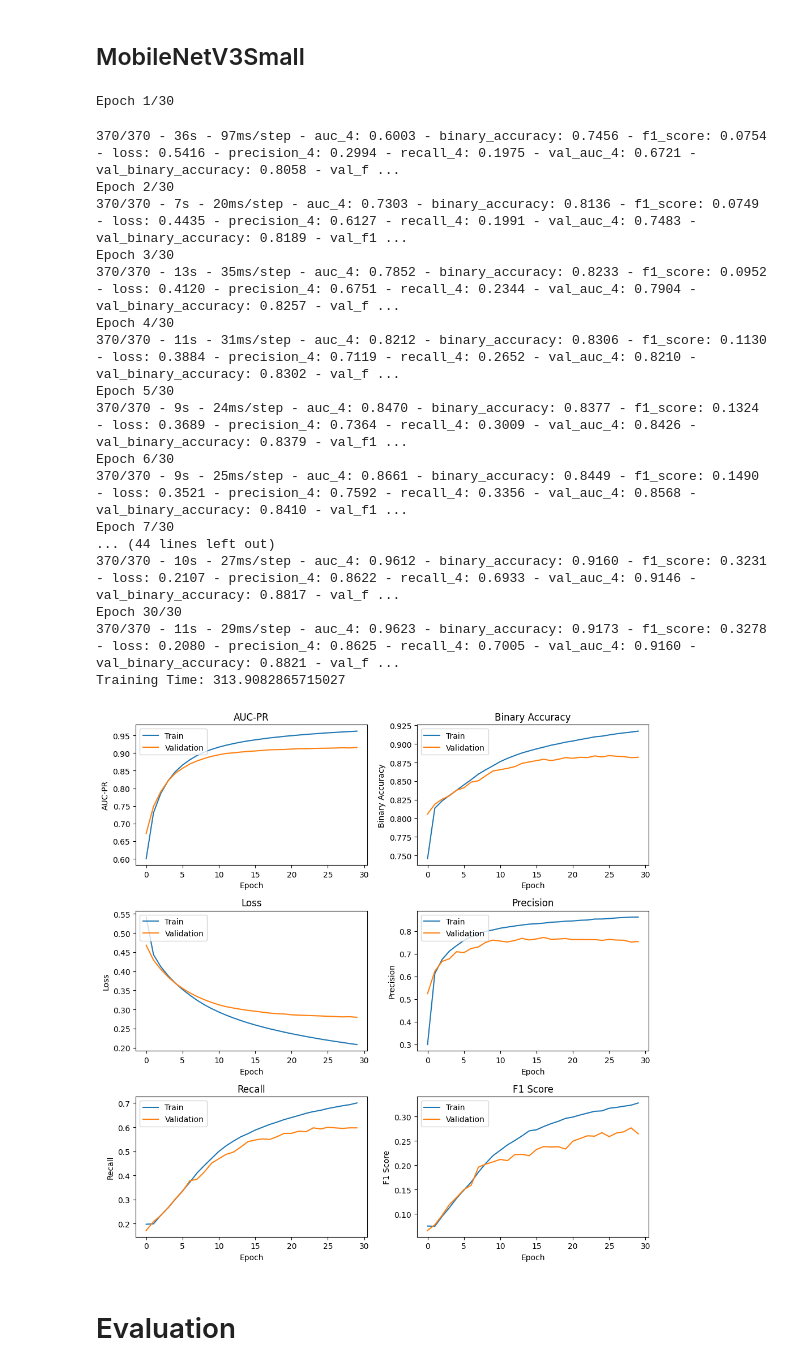
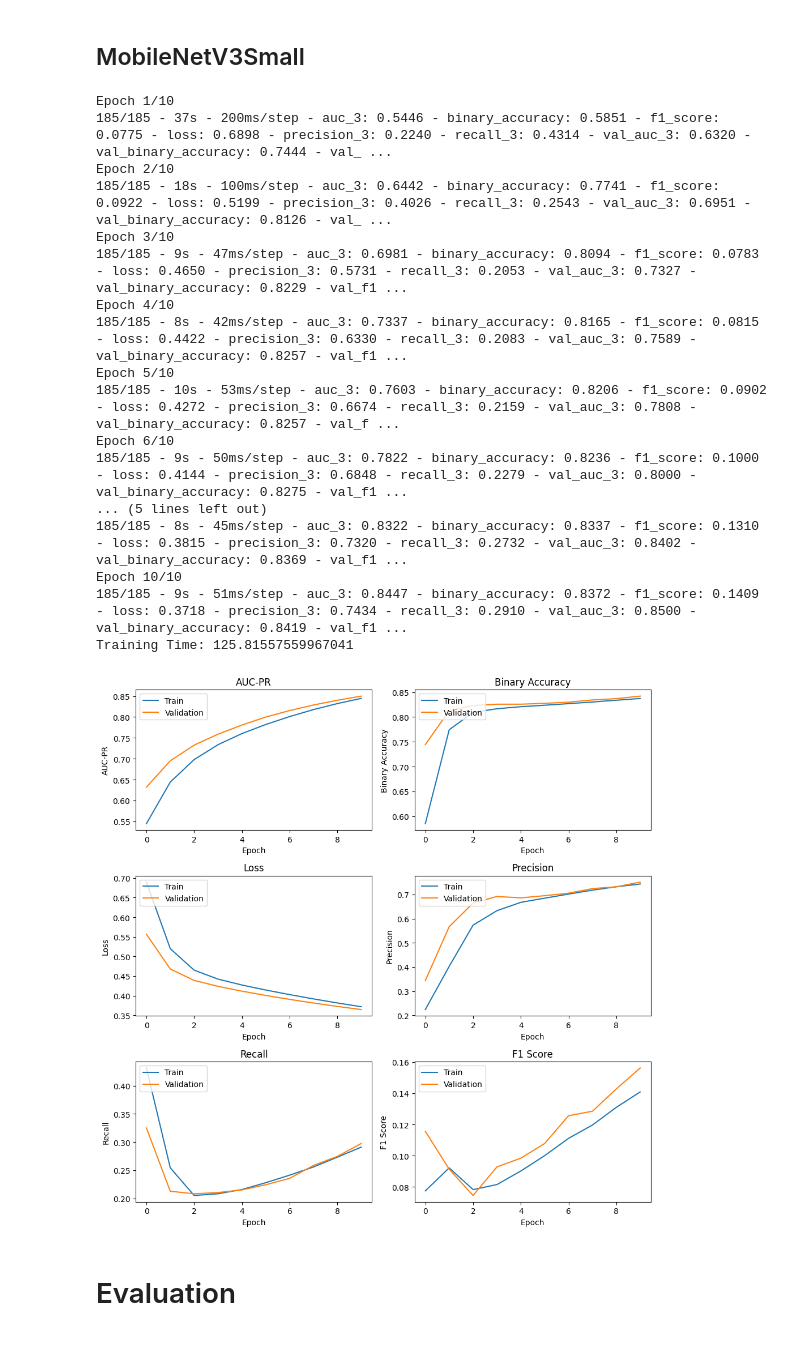
Before and after one commit to Vaneryn/emeowtions-ml, a Jupyter notebook: notebooks/train_mobilenet.ipynb, the cells around one changed output. Cells and saved outputs as stored; diff of their text form; code cells hidden in the pictures.

Commit message:
Train v5_2

```diff
--- a/notebooks/train_mobilenet.ipynb
+++ b/notebooks/train_mobilenet.ipynb
@@ -31,8 +31,8 @@ from tensorflow.keras.preprocessing.image import ImageDataGenerator
 # %% [markdown]
 Hyperparameters
 # %%
-BATCH_SIZE = 16
-EPOCH = 30
+BATCH_SIZE = 32
+EPOCH = 10
 LEARNING_RATE = 0.00001
 # %% [markdown]
 Load dataset files (local)
@@ -208,7 +208,7 @@ mobilenetv3_small.trainable = False
 emeowtions_model = keras.models.Sequential([
     mobilenetv3_small,
     layers.GlobalAveragePooling2D(),
-    layers.Dense(128, activation='relu'),
+    layers.Dense(256, activation='relu'),
     layers.Dense(NUM_CLASSES, activation='sigmoid')
 ])
 
@@ -236,24 +236,23 @@ history = emeowtions_model.fit(
 
 print('Training Time:', sum(time_callback.times))
 # %% [output]
-Epoch 1/30
+Epoch 1/10
+185/185 - 37s - 200ms/step - auc_3: 0.5446 - binary_accuracy: 0.5851 - f1_score: 0.0775 - loss: 0.6898 - precision_3: 0.2240 - recall_3: 0.4314 - val_auc_3: 0.6320 - val_binary_accuracy: 0.7444 - val_ ...
+Epoch 2/10
+185/185 - 18s - 100ms/step - auc_3: 0.6442 - binary_accuracy: 0.7741 - f1_score: 0.0922 - loss: 0.5199 - precision_3: 0.4026 - recall_3: 0.2543 - val_auc_3: 0.6951 - val_binary_accuracy: 0.8126 - val_ ...
+Epoch 3/10
+185/185 - 9s - 47ms/step - auc_3: 0.6981 - binary_accuracy: 0.8094 - f1_score: 0.0783 - loss: 0.4650 - precision_3: 0.5731 - recall_3: 0.2053 - val_auc_3: 0.7327 - val_binary_accuracy: 0.8229 - val_f1 ...
+Epoch 4/10
+185/185 - 8s - 42ms/step - auc_3: 0.7337 - binary_accuracy: 0.8165 - f1_score: 0.0815 - loss: 0.4422 - precision_3: 0.6330 - recall_3: 0.2083 - val_auc_3: 0.7589 - val_binary_accuracy: 0.8257 - val_f1 ...
+Epoch 5/10
+185/185 - 10s - 53ms/step - auc_3: 0.7603 - binary_accuracy: 0.8206 - f1_score: 0.0902 - loss: 0.4272 - precision_3: 0.6674 - recall_3: 0.2159 - val_auc_3: 0.7808 - val_binary_accuracy: 0.8257 - val_f ...
+Epoch 6/10
+185/185 - 9s - 50ms/step - auc_3: 0.7822 - binary_accuracy: 0.8236 - f1_score: 0.1000 - loss: 0.4144 - precision_3: 0.6848 - recall_3: 0.2279 - val_auc_3: 0.8000 - val_binary_accuracy: 0.8275 - val_f1 ...
+... (5 lines left out)
+185/185 - 8s - 45ms/step - auc_3: 0.8322 - binary_accuracy: 0.8337 - f1_score: 0.1310 - loss: 0.3815 - precision_3: 0.7320 - recall_3: 0.2732 - val_auc_3: 0.8402 - val_binary_accuracy: 0.8369 - val_f1 ...
+Epoch 10/10
+185/185 - 9s - 51ms/step - auc_3: 0.8447 - binary_accuracy: 0.8372 - f1_score: 0.1409 - loss: 0.3718 - precision_3: 0.7434 - recall_3: 0.2910 - val_auc_3: 0.8500 - val_binary_accuracy: 0.8419 - val_f1 ...
+Training Time: 125.81557559967041
-370/370 - 36s - 97ms/step - auc_4: 0.6003 - binary_accuracy: 0.7456 - f1_score: 0.0754 - loss: 0.5416 - precision_4: 0.2994 - recall_4: 0.1975 - val_auc_4: 0.6721 - val_binary_accuracy: 0.8058 - val_f ...
-Epoch 2/30
-370/370 - 7s - 20ms/step - auc_4: 0.7303 - binary_accuracy: 0.8136 - f1_score: 0.0749 - loss: 0.4435 - precision_4: 0.6127 - recall_4: 0.1991 - val_auc_4: 0.7483 - val_binary_accuracy: 0.8189 - val_f1 ...
-Epoch 3/30
-370/370 - 13s - 35ms/step - auc_4: 0.7852 - binary_accuracy: 0.8233 - f1_score: 0.0952 - loss: 0.4120 - precision_4: 0.6751 - recall_4: 0.2344 - val_auc_4: 0.7904 - val_binary_accuracy: 0.8257 - val_f ...
-Epoch 4/30
-370/370 - 11s - 31ms/step - auc_4: 0.8212 - binary_accuracy: 0.8306 - f1_score: 0.1130 - loss: 0.3884 - precision_4: 0.7119 - recall_4: 0.2652 - val_auc_4: 0.8210 - val_binary_accuracy: 0.8302 - val_f ...
-Epoch 5/30
-370/370 - 9s - 24ms/step - auc_4: 0.8470 - binary_accuracy: 0.8377 - f1_score: 0.1324 - loss: 0.3689 - precision_4: 0.7364 - recall_4: 0.3009 - val_auc_4: 0.8426 - val_binary_accuracy: 0.8379 - val_f1 ...
-Epoch 6/30
-370/370 - 9s - 25ms/step - auc_4: 0.8661 - binary_accuracy: 0.8449 - f1_score: 0.1490 - loss: 0.3521 - precision_4: 0.7592 - recall_4: 0.3356 - val_auc_4: 0.8568 - val_binary_accuracy: 0.8410 - val_f1 ...
-Epoch 7/30
-... (44 lines left out)
-370/370 - 10s - 27ms/step - auc_4: 0.9612 - binary_accuracy: 0.9160 - f1_score: 0.3231 - loss: 0.2107 - precision_4: 0.8622 - recall_4: 0.6933 - val_auc_4: 0.9146 - val_binary_accuracy: 0.8817 - val_f ...
-Epoch 30/30
-370/370 - 11s - 29ms/step - auc_4: 0.9623 - binary_accuracy: 0.9173 - f1_score: 0.3278 - loss: 0.2080 - precision_4: 0.8625 - recall_4: 0.7005 - val_auc_4: 0.9160 - val_binary_accuracy: 0.8821 - val_f ...
-Training Time: 313.9082865715027
 # %%
 # Plots metric graph
 def plot_metric(ax, history, metric_name, title):
@@ -266,37 +265,37 @@ def plot_metric(ax, history, metric_name, title):
       train_metric = average_f1_scores
 
       f1_scores_np = np.array(val_metric)
       average_f1_scores = np.mean(f1_scores_np, axis=1)
       val_metric = average_f1_scores
 
     ax.plot(train_metric)
     ax.plot(val_metric)
     ax.set_title(title)
     ax.set_xlabel('Epoch')
     ax.set_ylabel(title)
     ax.legend(['Train', 'Validation'], loc='upper left')
 
 # Plot figure
 fig, axes = plt.subplots(3, 2, figsize=(10, 10))
 axes = axes.flatten()
 ax1 = axes[0]
 ax2 = axes[1]
 ax3 = axes[2]
 ax4 = axes[3]
 ax5 = axes[4]
 ax6 = axes[5]
 
-plot_metric(ax1, history, 'auc_4', 'AUC-PR')
+plot_metric(ax1, history, 'auc_3', 'AUC-PR')
 plot_metric(ax2, history, 'binary_accuracy', 'Binary Accuracy')
 plot_metric(ax3, history, 'loss', 'Loss')
-plot_metric(ax4, history, 'precision_4', 'Precision')
-plot_metric(ax5, history, 'recall_4', 'Recall')
+plot_metric(ax4, history, 'precision_3', 'Precision')
+plot_metric(ax5, history, 'recall_3', 'Recall')
 plot_metric(ax6, history, 'f1_score', 'F1 Score')
 
 plt.tight_layout()
 plt.show()
 # %% [output]
-[figure, old version]
+[figure, new version]
 # %% [markdown]
 # Evaluation
 # %% [markdown]
```
Also changed, not shown: parts of 3 cells of this notebook.
